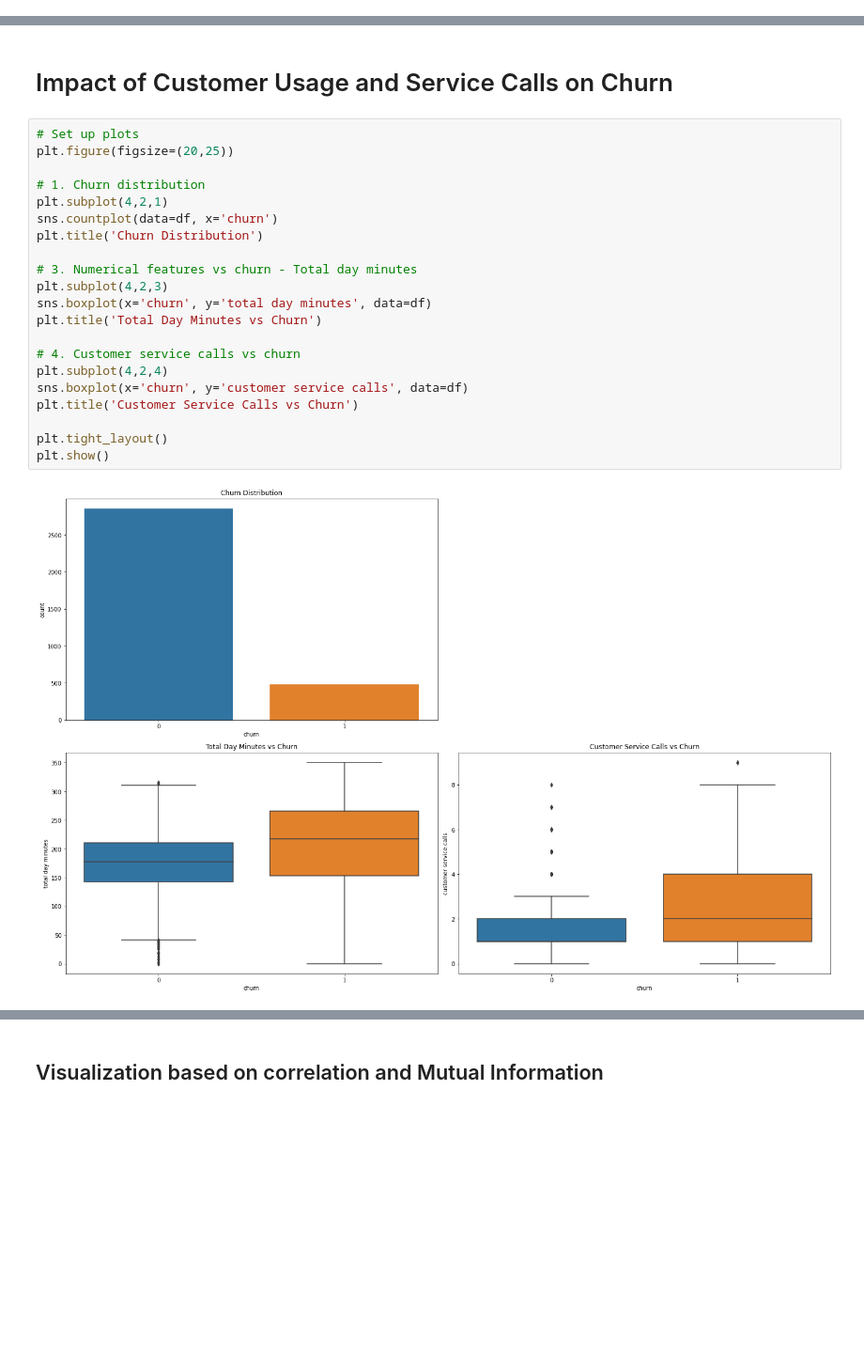
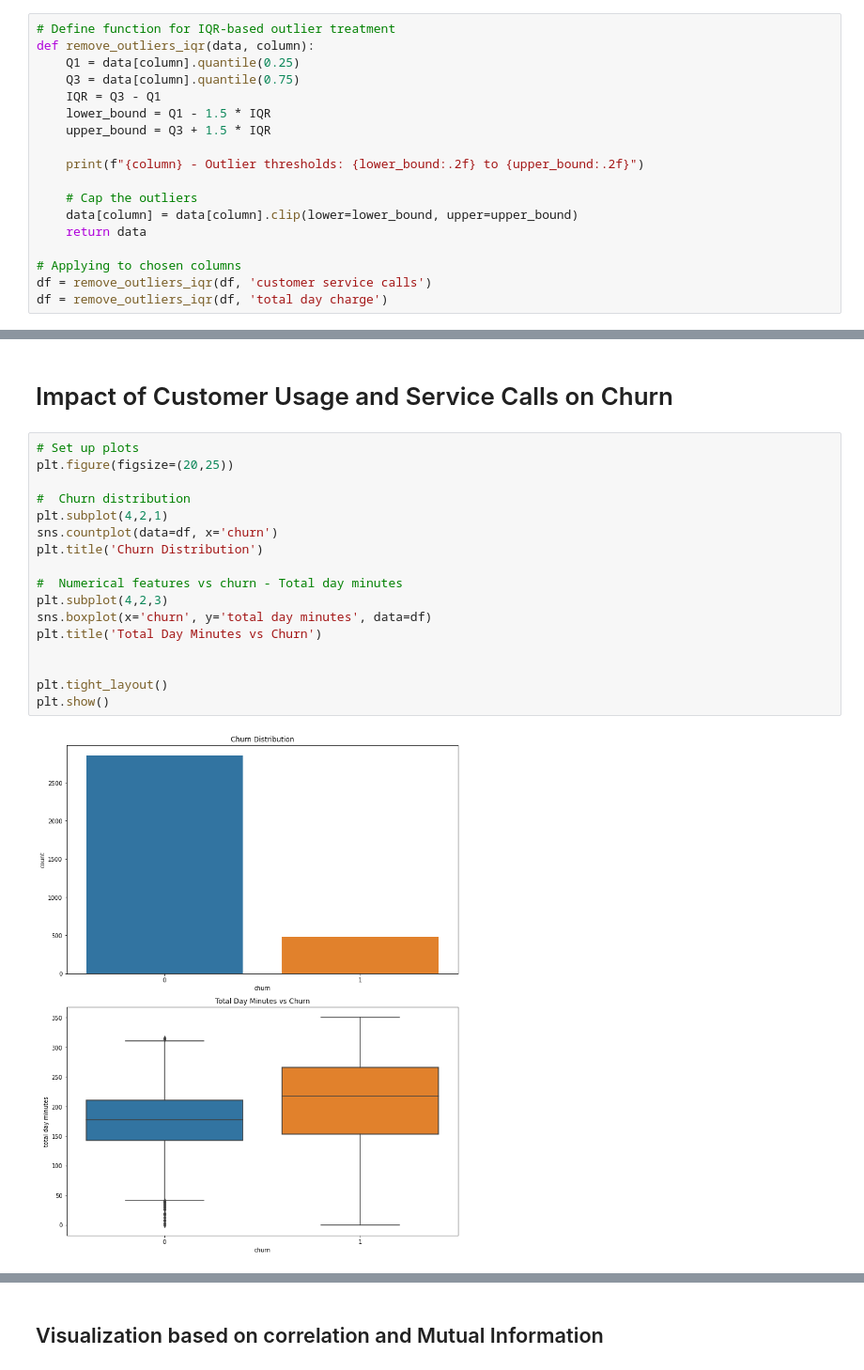
Before and after one commit to Sydney-Were/phase3_classification_project, a Jupyter notebook: Phase3_project.ipynb, the cells around one changed output, grey strips where cells are left out. Shown at 94% size. Drawn from its saved outputs; the diff is of its cells as text; blank space fills up the shorter version.

```diff
--- a/Phase3_project.ipynb
+++ b/Phase3_project.ipynb
@@ -131,3 +131,21 @@ total intl charge         0
 customer service calls    0
 churn                     0
 dtype: int64
+# %%
+# Define function for IQR-based outlier treatment
+def remove_outliers_iqr(data, column):
+    Q1 = data[column].quantile(0.25)
+    Q3 = data[column].quantile(0.75)
+    IQR = Q3 - Q1
+    lower_bound = Q1 - 1.5 * IQR
+    upper_bound = Q3 + 1.5 * IQR
+
+    print(f"{column} - Outlier thresholds: {lower_bound:.2f} to {upper_bound:.2f}")
+
+    # Cap the outliers
+    data[column] = data[column].clip(lower=lower_bound, upper=upper_bound)
+    return data
+
+# Applying to chosen columns
+df = remove_outliers_iqr(df, 'customer service calls')
+df = remove_outliers_iqr(df, 'total day charge')
@@ -205,26 +227,22 @@ Some features like international plan, customer service calls, and day charge sh
 # %%
 # Set up plots
 plt.figure(figsize=(20,25))
 
-# 1. Churn distribution
+#  Churn distribution
 plt.subplot(4,2,1)
 sns.countplot(data=df, x='churn')
 plt.title('Churn Distribution')
 
-# 3. Numerical features vs churn - Total day minutes
+#  Numerical features vs churn - Total day minutes
 plt.subplot(4,2,3)
 sns.boxplot(x='churn', y='total day minutes', data=df)
 plt.title('Total Day Minutes vs Churn')
 
-# 4. Customer service calls vs churn
-plt.subplot(4,2,4)
-sns.boxplot(x='churn', y='customer service calls', data=df)
-plt.title('Customer Service Calls vs Churn')
 
 plt.tight_layout()
 plt.show()
 # %% [output]
-[figure, old version]
+[figure, new version]
 # %% [markdown]
 This set of plots provides valuable insights into customer churn behavior:
 
```
Also changed, not shown: parts of 14 cells of this notebook, 2 other files.
